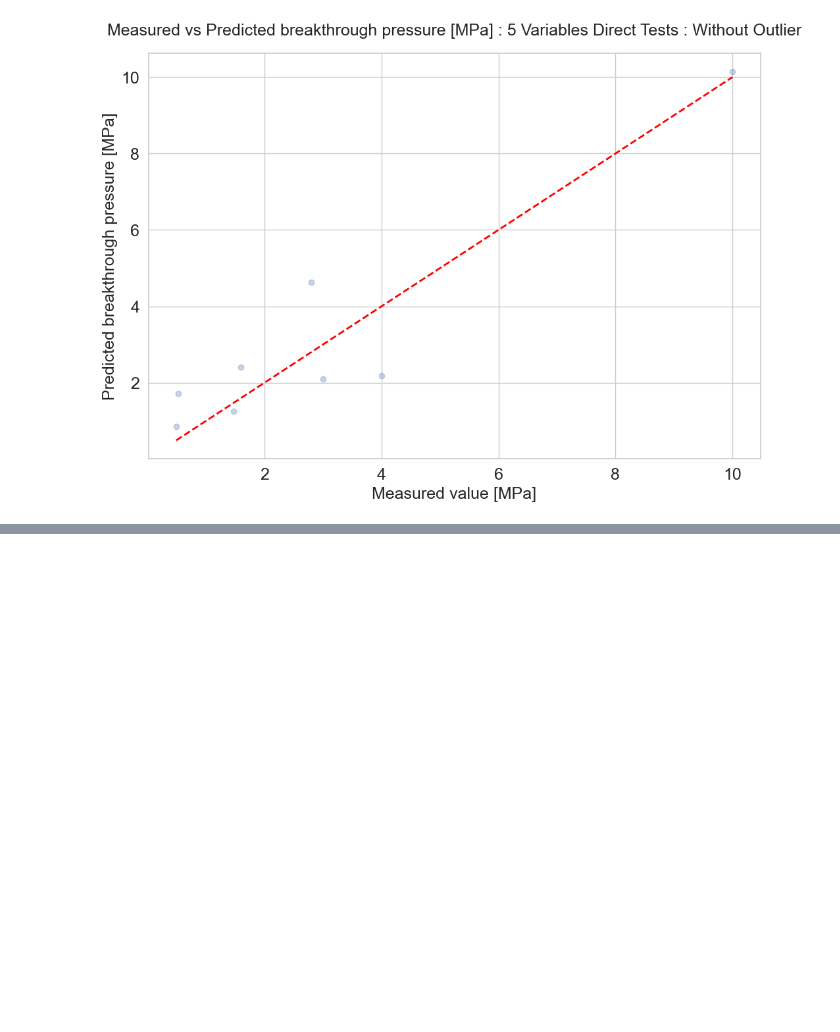
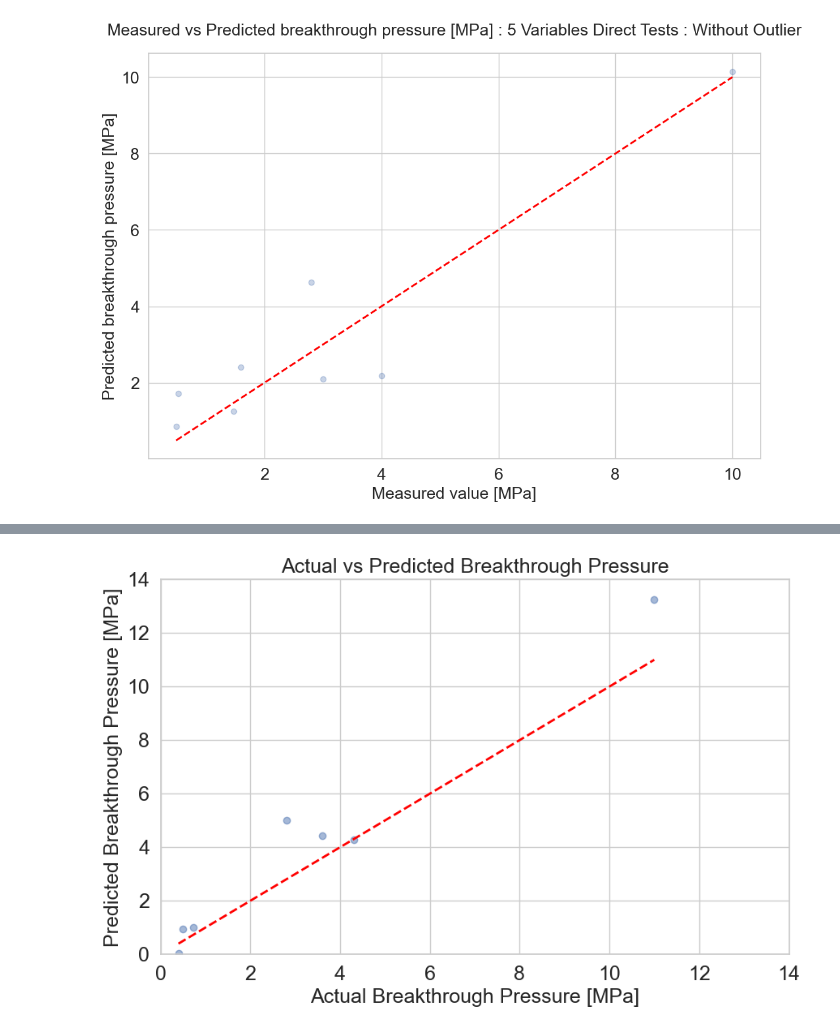
Before and after one commit to rockmechanics-illinois/Caprock, a Jupyter notebook: Breakthrough Pressure Prediction Final.ipynb, the cells around one changed output, grey strips where cells are left out. Saved outputs shown, nothing was run; the diff lists cells and outputs as text; code cells hidden in the pictures; blank space fills up the shorter version.

```diff
--- a/Breakthrough Pressure Prediction Final.ipynb
+++ b/Breakthrough Pressure Prediction Final.ipynb
@@ -759,0 +1127,19 @@ Index(['Reference', 'Rock', 'P1', 'P2', 'P3', 'Target'], dtype='object')
+# %%
+plt.figure(figsize=(10, 6))
+plt.scatter(y_test_inverse, predictions_test_inverse, alpha=0.5)
+
+plt.plot([y_test_inverse.min(), y_test_inverse.max()], [y_test_inverse.min(), y_test_inverse.max()], 'k--', lw=2, color='red')
+
+plt.xlim([0, 12])
+plt.ylim([0, 12])
+
+plt.xlabel('Actual Breakthrough Pressure [MPa]', fontsize=18)
+plt.ylabel('Predicted Breakthrough Pressure [MPa]', fontsize=18)
+plt.title('Actual vs Predicted Breakthrough Pressure', fontsize=18)
+
+plt.xticks(np.arange(0, 16, 2), fontsize=18)
+plt.yticks(np.arange(0, 16, 2), fontsize=18)
+
+plt.show()
+# %% [output]
+[figure, added]
```
Also changed, not shown: parts of 17 cells of this notebook.
